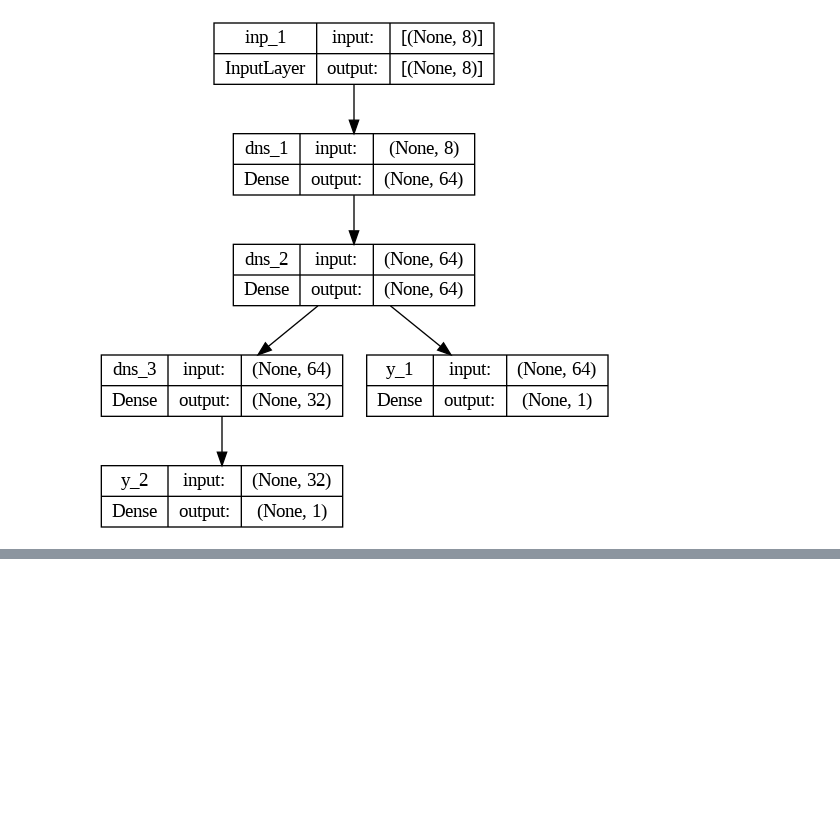
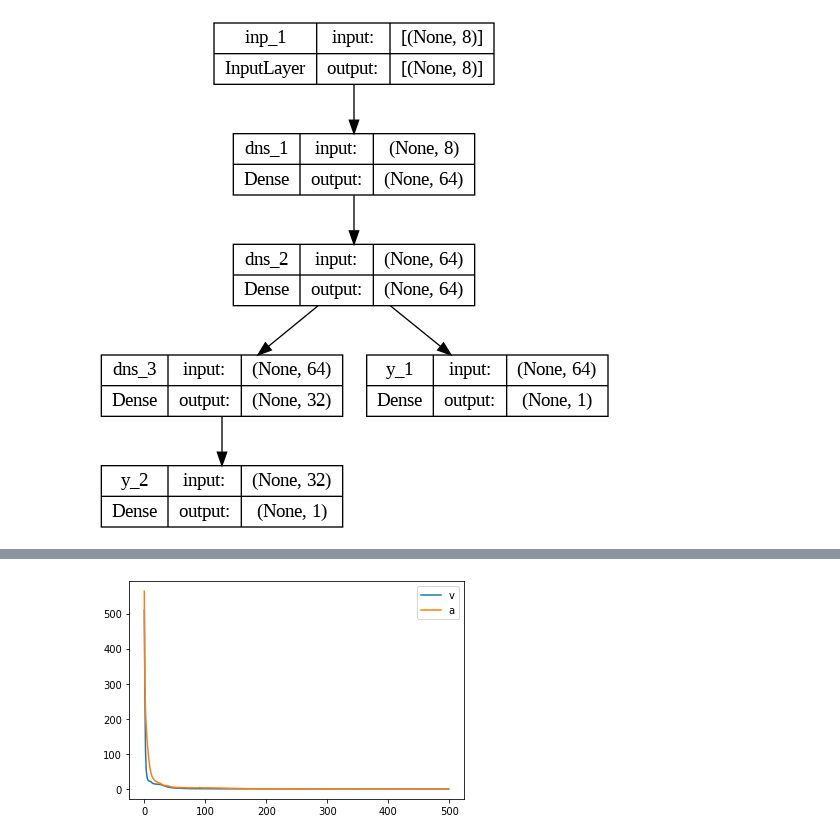
Before and after one commit to Mahdi-Golizadeh/my_tf_xp, a Jupyter notebook: tf_multi_output_net.ipynb, the cells around one changed output, grey strips where cells are left out. Saved outputs shown, nothing was run; the diff lists cells and outputs as text; code cells hidden in the pictures; blank space fills up the shorter version.

```diff
--- a/tf_multi_output_net.ipynb
+++ b/tf_multi_output_net.ipynb
@@ -124,0 +193,8 @@ tf.keras.utils.plot_model(
+# %%
+plt.plot(history.history["val_y_1_mean_squared_error"])
+plt.legend("val_y_1_mean_squared_error")
+plt.plot(history.history["val_y_2_mean_squared_error"])
+plt.legend("val_y_2_mean_squared_error")
+plt.show()
+# %% [output]
+[figure, added]
```
Also changed, not shown: parts of 9 cells of this notebook.
